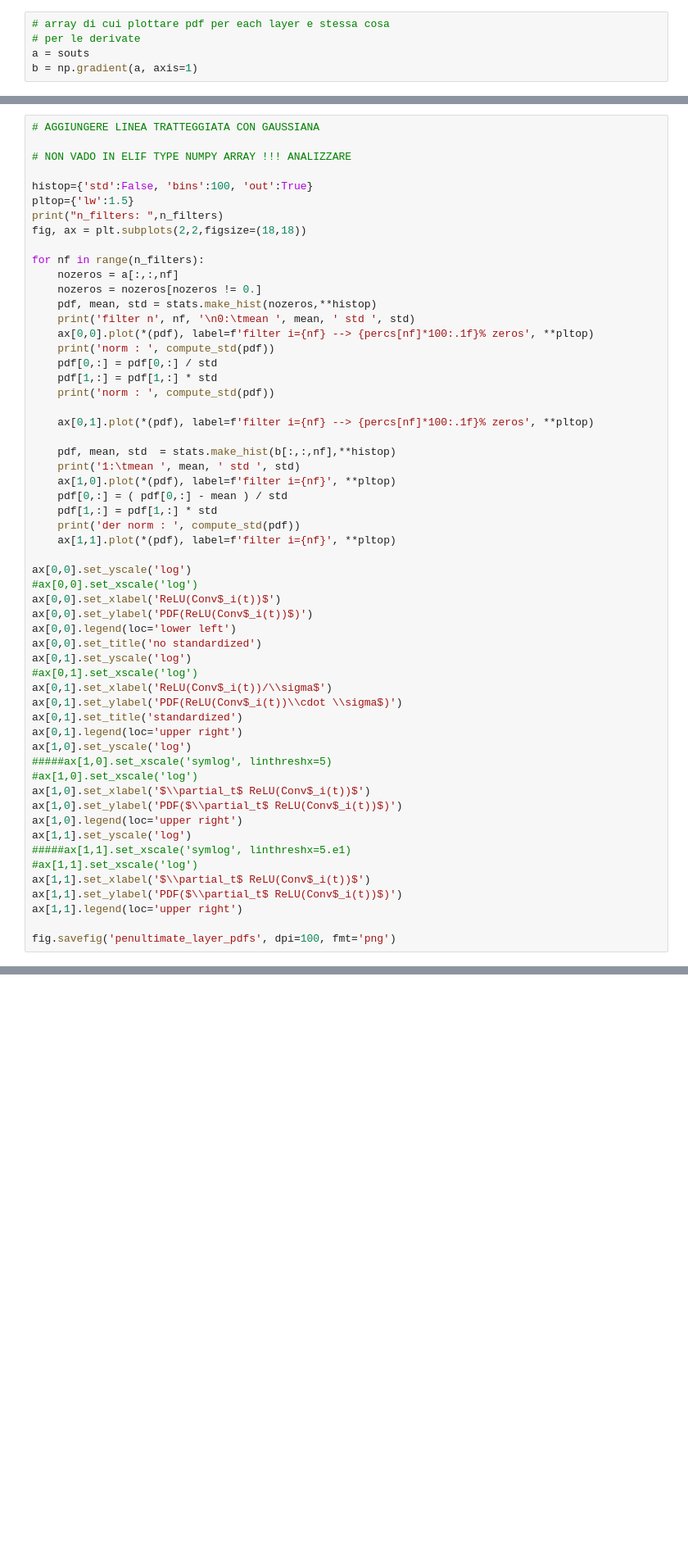
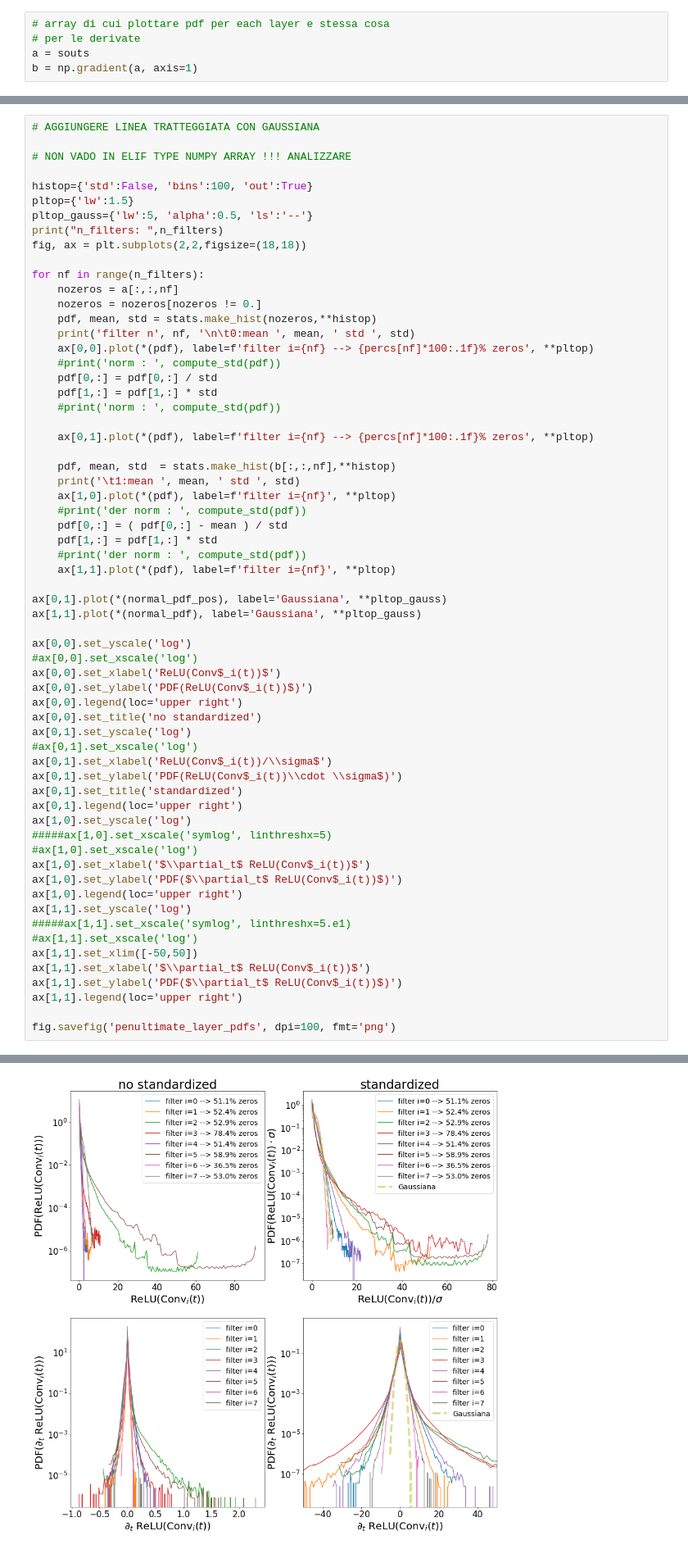
Before and after one commit to scarpma/tracers, a Jupyter notebook: wgangp/GAN-experiments.ipynb, the cells around one changed output, grey strips where cells are left out. Shown at 82% size. Saved outputs shown, nothing was run; the diff lists cells and outputs as text; blank space fills up the shorter version.

```diff
--- a/wgangp/GAN-experiments.ipynb
+++ b/wgangp/GAN-experiments.ipynb
@@ -174,6 +205,7 @@ def compute_std(pdf):
 
 histop={'std':False, 'bins':100, 'out':True}
 pltop={'lw':1.5}
+pltop_gauss={'lw':5, 'alpha':0.5, 'ls':'--'}
 print("n_filters: ",n_filters)
 fig, ax = plt.subplots(2,2,figsize=(18,18))
 
@@ -181,28 +213,32 @@ for nf in range(n_filters):
     nozeros = a[:,:,nf]
     nozeros = nozeros[nozeros != 0.]
     pdf, mean, std = stats.make_hist(nozeros,**histop)
-    print('filter n', nf, '\n0:\tmean ', mean, ' std ', std)
+    print('filter n', nf, '\n\t0:mean ', mean, ' std ', std)
     ax[0,0].plot(*(pdf), label=f'filter i={nf} --> {percs[nf]*100:.1f}% zeros', **pltop)
-    print('norm : ', compute_std(pdf))
+    #print('norm : ', compute_std(pdf))
     pdf[0,:] = pdf[0,:] / std
     pdf[1,:] = pdf[1,:] * std
-    print('norm : ', compute_std(pdf))
+    #print('norm : ', compute_std(pdf))
 
     ax[0,1].plot(*(pdf), label=f'filter i={nf} --> {percs[nf]*100:.1f}% zeros', **pltop)
 
     pdf, mean, std  = stats.make_hist(b[:,:,nf],**histop)
-    print('1:\tmean ', mean, ' std ', std)
+    print('\t1:mean ', mean, ' std ', std)
     ax[1,0].plot(*(pdf), label=f'filter i={nf}', **pltop)
+    #print('der norm : ', compute_std(pdf))
     pdf[0,:] = ( pdf[0,:] - mean ) / std
     pdf[1,:] = pdf[1,:] * std
-    print('der norm : ', compute_std(pdf))
+    #print('der norm : ', compute_std(pdf))
     ax[1,1].plot(*(pdf), label=f'filter i={nf}', **pltop)
+
+ax[0,1].plot(*(normal_pdf_pos), label='Gaussiana', **pltop_gauss)
+ax[1,1].plot(*(normal_pdf), label='Gaussiana', **pltop_gauss)
 
 ax[0,0].set_yscale('log')
 #ax[0,0].set_xscale('log')
 ax[0,0].set_xlabel('ReLU(Conv$_i(t))$')
 ax[0,0].set_ylabel('PDF(ReLU(Conv$_i(t))$)')
-ax[0,0].legend(loc='lower left')
+ax[0,0].legend(loc='upper right')
 ax[0,0].set_title('no standardized')
 ax[0,1].set_yscale('log')
 #ax[0,1].set_xscale('log')
@@ -219,6 +255,7 @@ ax[1,0].legend(loc='upper right')
 ax[1,1].set_yscale('log')
 #####ax[1,1].set_xscale('symlog', linthreshx=5.e1)
 #ax[1,1].set_xscale('log')
+ax[1,1].set_xlim([-50,50])
 ax[1,1].set_xlabel('$\\partial_t$ ReLU(Conv$_i(t))$')
 ax[1,1].set_ylabel('PDF($\\partial_t$ ReLU(Conv$_i(t))$)')
 ax[1,1].legend(loc='upper right')
@@ -249,0 +282 @@ KeyboardInterrupt:
+[figure, added]
```
Also changed, not shown: parts of 8 cells of this notebook, 10 other files.
